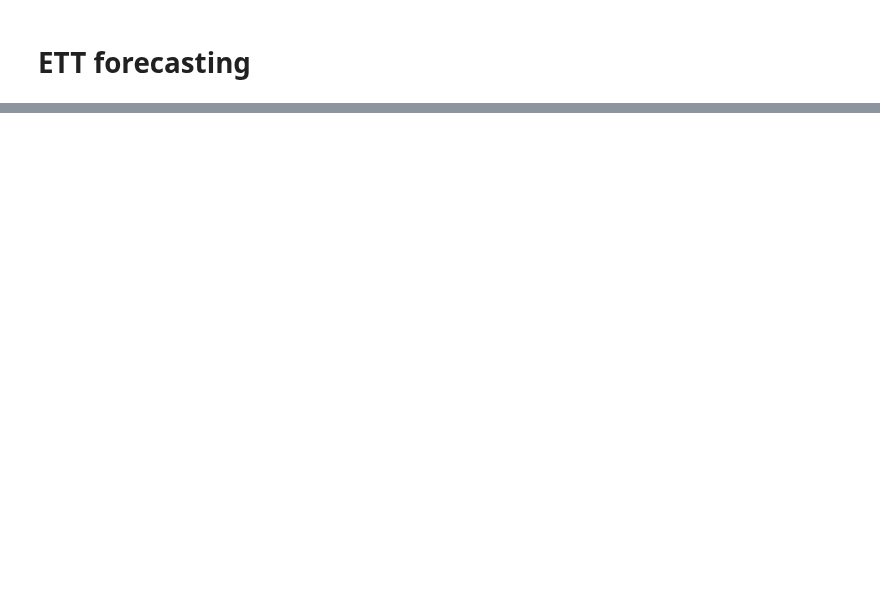
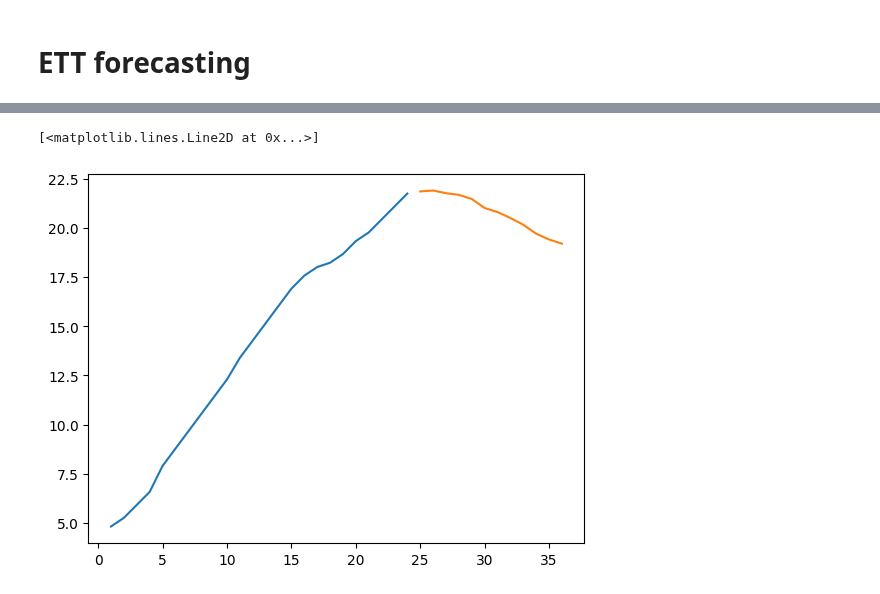
Before and after one commit to harrya32/HTI, a Jupyter notebook: rebuttal_baselines/naive_nn_baseline.ipynb, the cells around one changed output, grey strips where cells are left out. Cells and saved outputs as stored; diff of their text form; code cells hidden in the pictures; blank space fills up the shorter version.

```diff
--- a/rebuttal_baselines/naive_nn_baseline.ipynb
+++ b/rebuttal_baselines/naive_nn_baseline.ipynb
@@ -1250,0 +1701,8 @@ torch.Size([6, 500, 36])
+# %%
+i = 0
+noise=0
+plt.plot(np.linspace(1, 24, 24), ett[noise][i][:24].cpu())
+plt.plot(np.linspace(25, 36, 12), ett[noise][i][24:].cpu())
+# %% [output]
+[<matplotlib.lines.Line2D at 0x...>]
+[figure, added]
```
Also changed, not shown: parts of 21 cells of this notebook, 25 other files.
